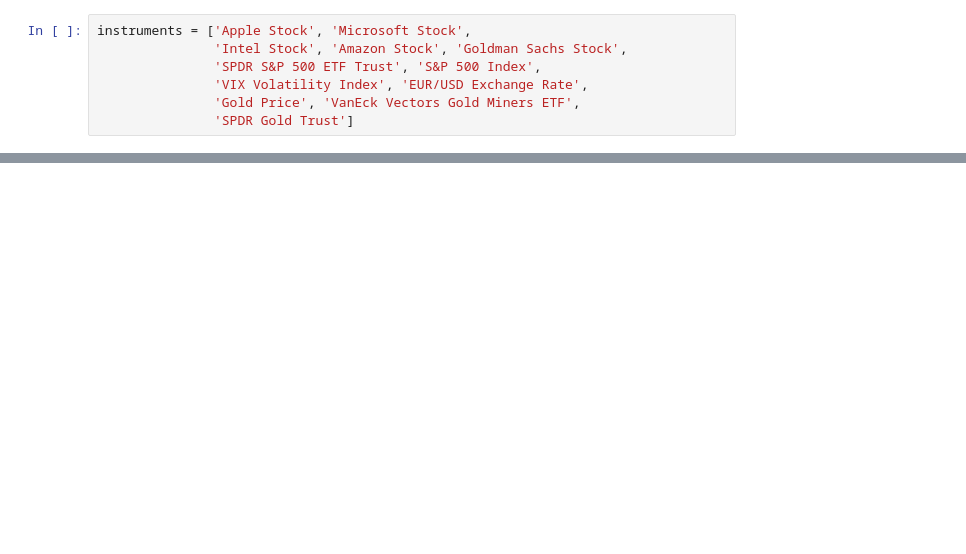
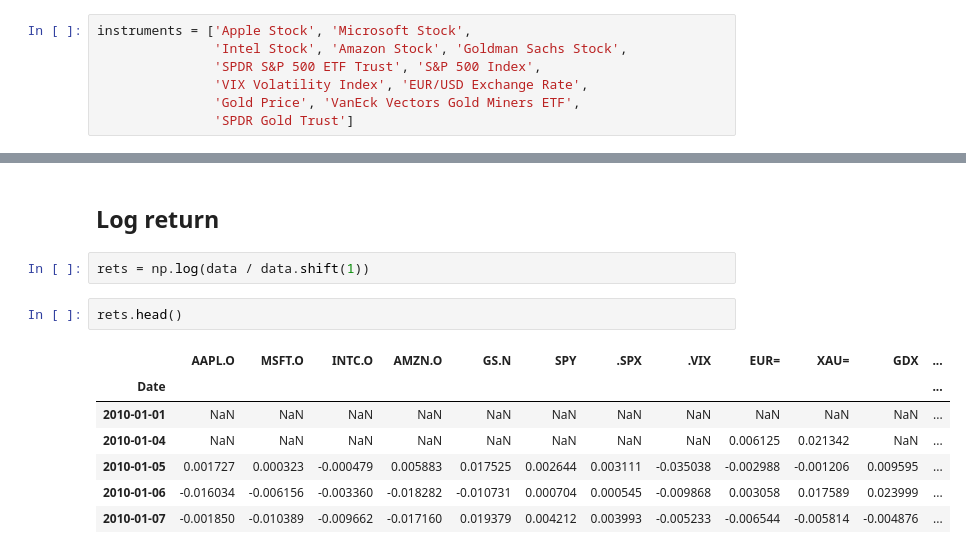
Before and after one commit to mus514/Quant-with-Python, a Jupyter notebook: financial_time_series.ipynb, the cells around one changed output, grey strips where cells are left out. Saved outputs shown, nothing was run; the diff lists cells and outputs as text; blank space fills up the shorter version.

```diff
--- a/financial_time_series.ipynb
+++ b/financial_time_series.ipynb
@@ -81,0 +150,14 @@ GLD SPDR Gold Trust
+# %% [markdown]
+## Log return
+# %%
+rets = np.log(data / data.shift(1))
+# %%
+rets.head()
+# %% [output]
+|  | AAPL.O | MSFT.O | INTC.O | AMZN.O | GS.N | SPY | .SPX | .VIX | EUR= | XAU= | GDX | ... |
+| Date |  |  |  |  |  |  |  |  |  |  |  | ... |
+| 2010-01-01 | NaN | NaN | NaN | NaN | NaN | NaN | NaN | NaN | NaN | NaN | NaN | ... |
+| 2010-01-04 | NaN | NaN | NaN | NaN | NaN | NaN | NaN | NaN | 0.006125 | 0.021342 | NaN | ... |
+| 2010-01-05 | 0.001727 | 0.000323 | -0.000479 | 0.005883 | 0.017525 | 0.002644 | 0.003111 | -0.035038 | -0.002988 | -0.001206 | 0.009595 | ... |
+| 2010-01-06 | -0.016034 | -0.006156 | -0.003360 | -0.018282 | -0.010731 | 0.000704 | 0.000545 | -0.009868 | 0.003058 | 0.017589 | 0.023999 | ... |
+| 2010-01-07 | -0.001850 | -0.010389 | -0.009662 | -0.017160 | 0.019379 | 0.004212 | 0.003993 | -0.005233 | -0.006544 | -0.005814 | -0.004876 | ... |
```
Also changed, not shown: parts of 20 cells of this notebook, 1 other file.
